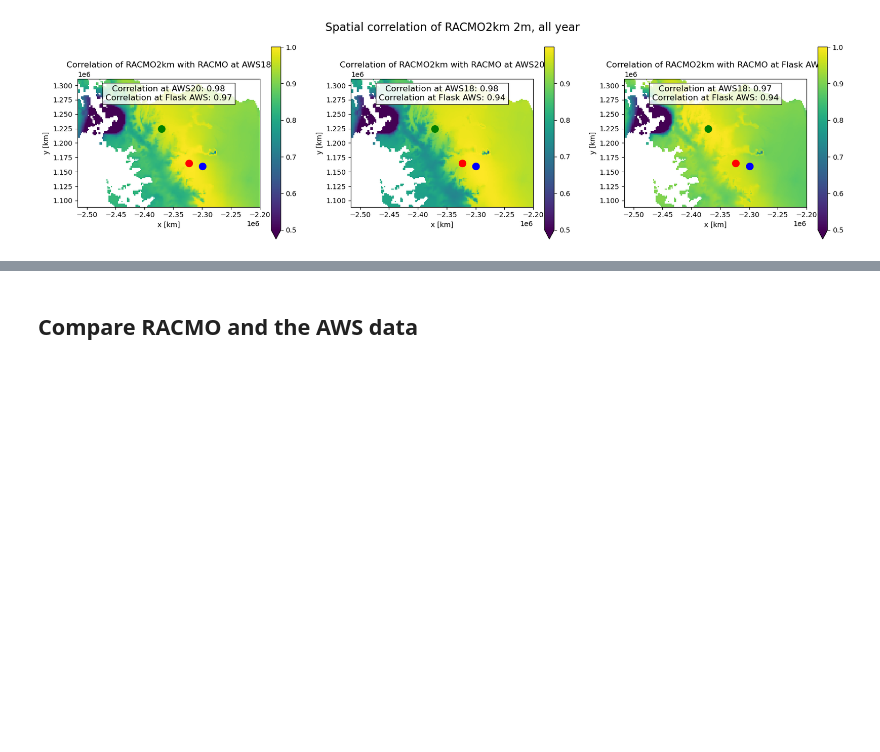
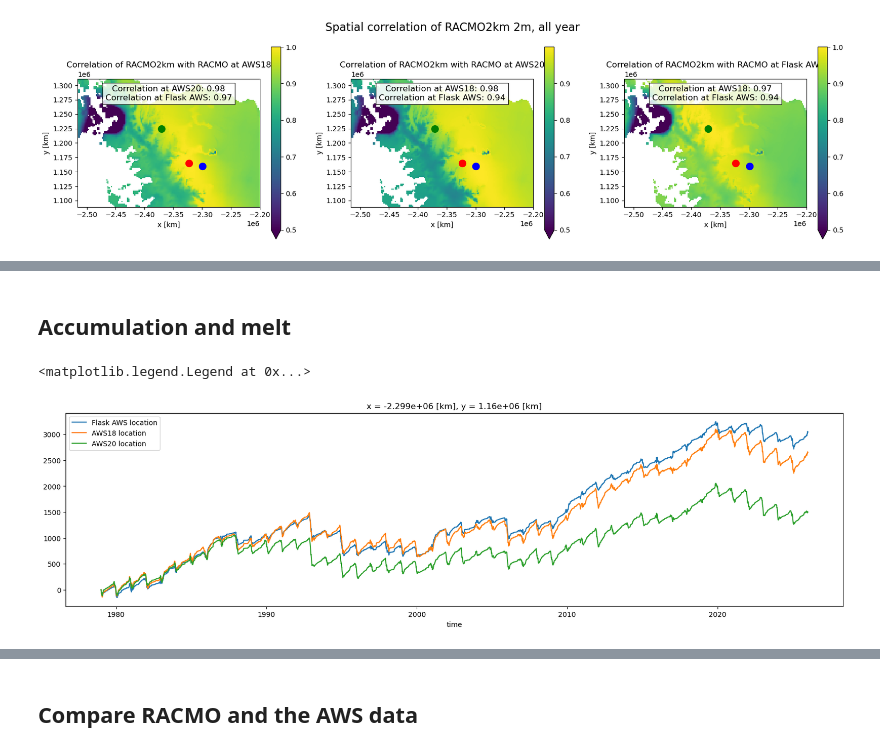
Before and after one commit to ldeo-glaciology/AntPen_NSF_NERC, a Jupyter notebook: code/aws/larsen_AWS_RACMO2km.ipynb, the cells around one changed output, grey strips where cells are left out. Drawn from its saved outputs; the diff is of its cells as text; code cells hidden in the pictures; blank space fills up the shorter version.

```diff
--- a/code/aws/larsen_AWS_RACMO2km.ipynb
+++ b/code/aws/larsen_AWS_RACMO2km.ipynb
@@ -257,0 +325,59 @@ Text(0.5, 0.98, 'Spatial correlation of RACMO2km 2m, just Nov, Dec, Jan')
+# %% [markdown]
+## Accumulation and melt
+# %%
+fig, axs = plt.subplots(1, 1, figsize=(20, 5))
+
+m_flask = racmo_at_flask_AWS.snowmeltcorr
+m_flask_c = m_flask.cumsum(dim='time').rename('cumulative_snowmelt')
+m_flask_c.attrs['long_name'] = 'Cumulative snowmelt at Flask AWS location'
+m_flask_c.attrs['units'] = 'mm'
+
+p_flask = racmo_at_flask_AWS.precipcorr
+p_flask_c = p_flask.cumsum(dim='time').rename('cumulative_precipitation')
+p_flask_c.attrs['long_name'] = 'Cumulative precipitation at Flask AWS location'
+p_flask_c.attrs['units'] = 'mm'
+
+(p_flask_c - m_flask_c).plot(ax=axs, label='Flask AWS location')
+
+m_18 = racmo_at_aws18.snowmeltcorr
+m_18_c = m_18.cumsum(dim='time').rename('cumulative_snowmelt')
+m_18_c.attrs['long_name'] = 'Cumulative snowmelt at AWS18 location'
+m_18_c.attrs['units'] = 'mm'
+
+p_18 = racmo_at_aws18.precipcorr
+p_18_c = p_18.cumsum(dim='time').rename('cumulative_precipitation')
+p_18_c.attrs['long_name'] = 'Cumulative precipitation at AWS18 location'
+p_18_c.attrs['units'] = 'mm'
+
+(p_18_c - m_18_c).plot(ax=axs, label='AWS18 location')
+
+m_20 = racmo_at_aws20.snowmeltcorr
+m_20_c = m_20.cumsum(dim='time').rename('cumulative_snowmelt')
+m_20_c.attrs['long_name'] = 'Cumulative snowmelt at AWS20 location'
+m_20_c.attrs['units'] = 'mm'
+
+p_20 = racmo_at_aws20.precipcorr
+p_20_c = p_20.cumsum(dim='time').rename('cumulative_precipitation')
+p_20_c.attrs['long_name'] = 'Cumulative precipitation at AWS20 location'
+p_20_c.attrs['units'] = 'mm'
+
+(p_20_c - m_20_c).plot(ax=axs,  label='AWS20 location')
+
+
+# m_mean = ds_wide.mean(dim=['x', 'y']).snowmeltcorr
+# m_mean_c = m_mean.cumsum(dim='time').rename('cumulative_snowmelt')
+# m_mean_c.attrs['long_name'] = 'Cumulative snowmelt at mean location'
+# m_mean_c.attrs['units'] = 'mm'
+
+# p_mean = ds_wide.mean(dim=['x', 'y']).precipcorr
+# p_mean_c = p_mean.cumsum(dim='time').rename('cumulative_precipitation')
+# p_mean_c.attrs['long_name'] = 'Cumulative precipitation at mean location'
+# p_mean_c.attrs['units'] = 'mm'
+
+# (p_mean_c - m_mean_c).plot(ax=axs,  label='Mean over subset')
+
+
+plt.legend()
+# %% [output]
+<matplotlib.legend.Legend at 0x...>
+[figure, added]
```
Also changed, not shown: parts of 36 cells of this notebook.
